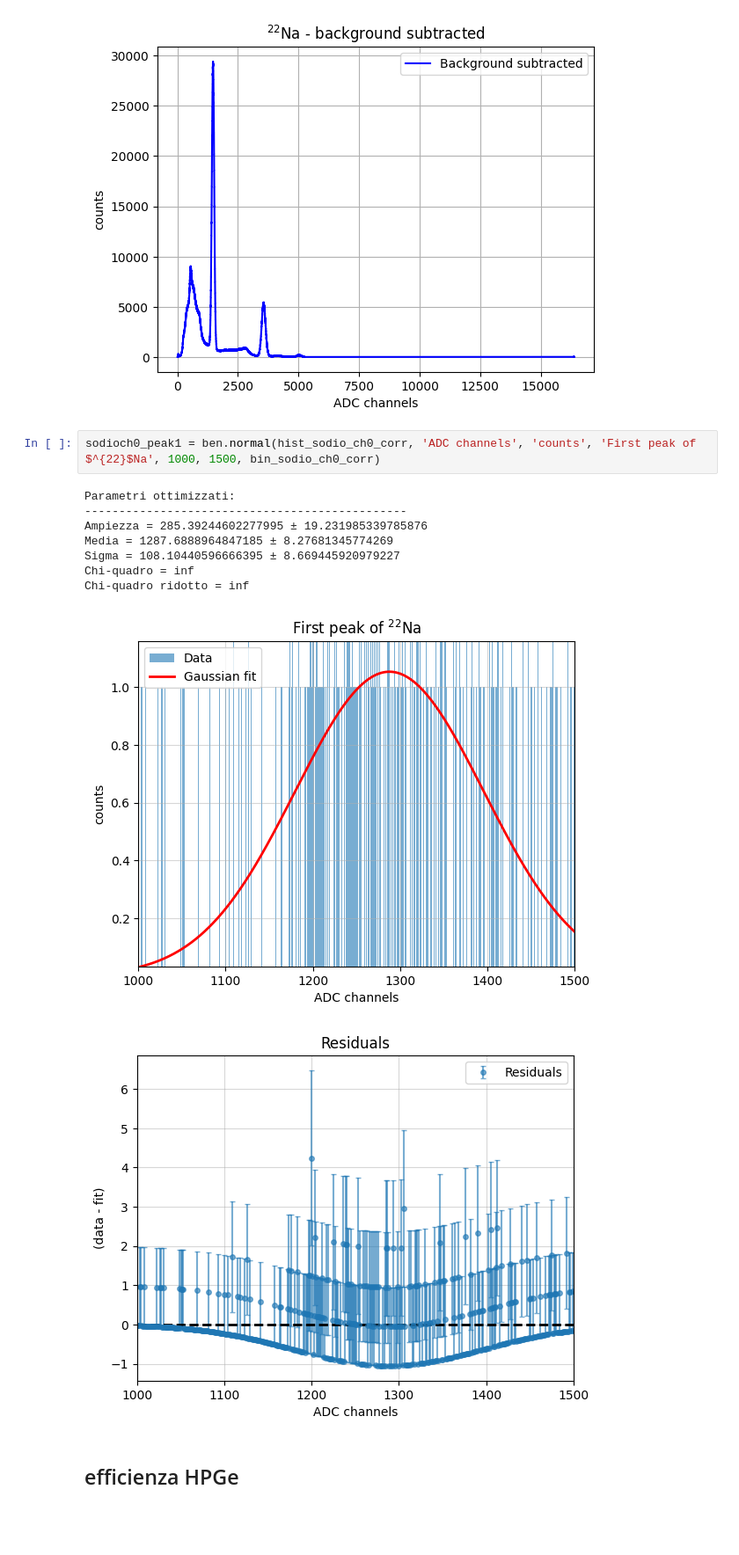
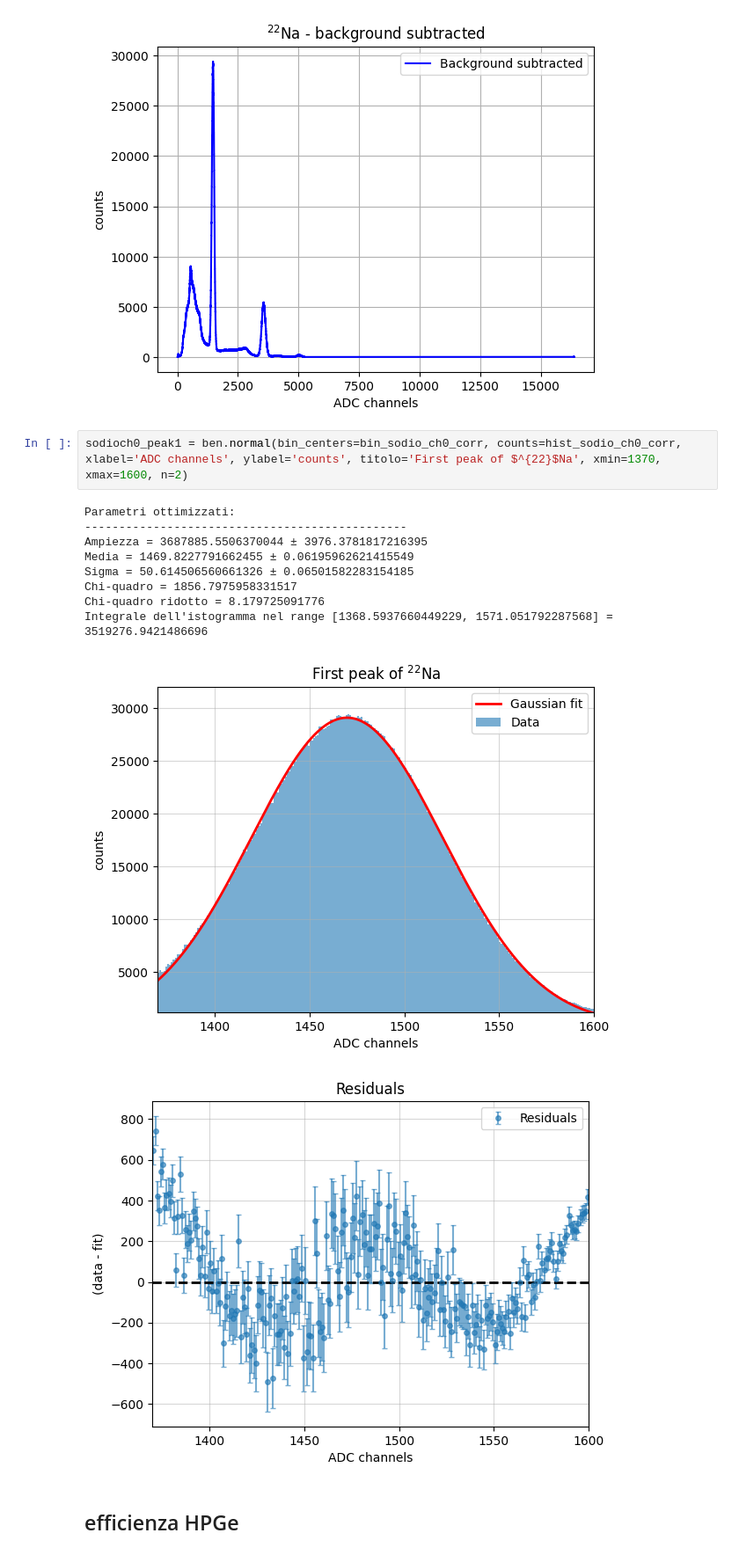
Before and after one commit to b3n3d3tt4/gamma, a Jupyter notebook: analisi.ipynb, the cells around one changed output. Shown at 88% size. Cells and saved outputs as stored; diff of their text form; blank space fills up the shorter version.

```diff
--- a/analisi.ipynb
+++ b/analisi.ipynb
@@ -142,17 +142,18 @@ bin_sodio_ch0_corr, hist_sodio_ch0_corr = ben.background(sodio_ch0, fondo2_ch0,
 # %% [output]
 [figure]
 # %%
-sodioch0_peak1 = ben.normal(hist_sodio_ch0_corr, 'ADC channels', 'counts', 'First peak of $^{22}$Na', 1000, 1500, bin_sodio_ch0_corr)
+sodioch0_peak1 = ben.normal(bin_centers=bin_sodio_ch0_corr, counts=hist_sodio_ch0_corr, xlabel='ADC channels', ylabel='counts', titolo='First peak of $^{22}$Na', xmin=1370, xmax=1600, n=2)
 # %% [output]
 Parametri ottimizzati:
 -----------------------------------------------
-Ampiezza = 285.39244602277995 ± 19.231985339785876
-Media = 1287.6888964847185 ± 8.27681345774269
-Sigma = 108.10440596666395 ± 8.669445920979227
-Chi-quadro = inf
-Chi-quadro ridotto = inf
+Ampiezza = 3687885.5506370044 ± 3976.3781817216395
+Media = 1469.8227791662455 ± 0.06195962621415549
+Sigma = 50.614506560661326 ± 0.06501582283154185
+Chi-quadro = 1856.7975958331517
+Chi-quadro ridotto = 8.179725091776
+Integrale dell'istogramma nel range [1368.5937660449229, 1571.051792287568] = 3519276.9421486696
-[figure, old version]
+[figure, new version]
-[figure, old version]
+[figure, new version]
 # %% [markdown]
 ## efficienza HPGe
 # %%
```
